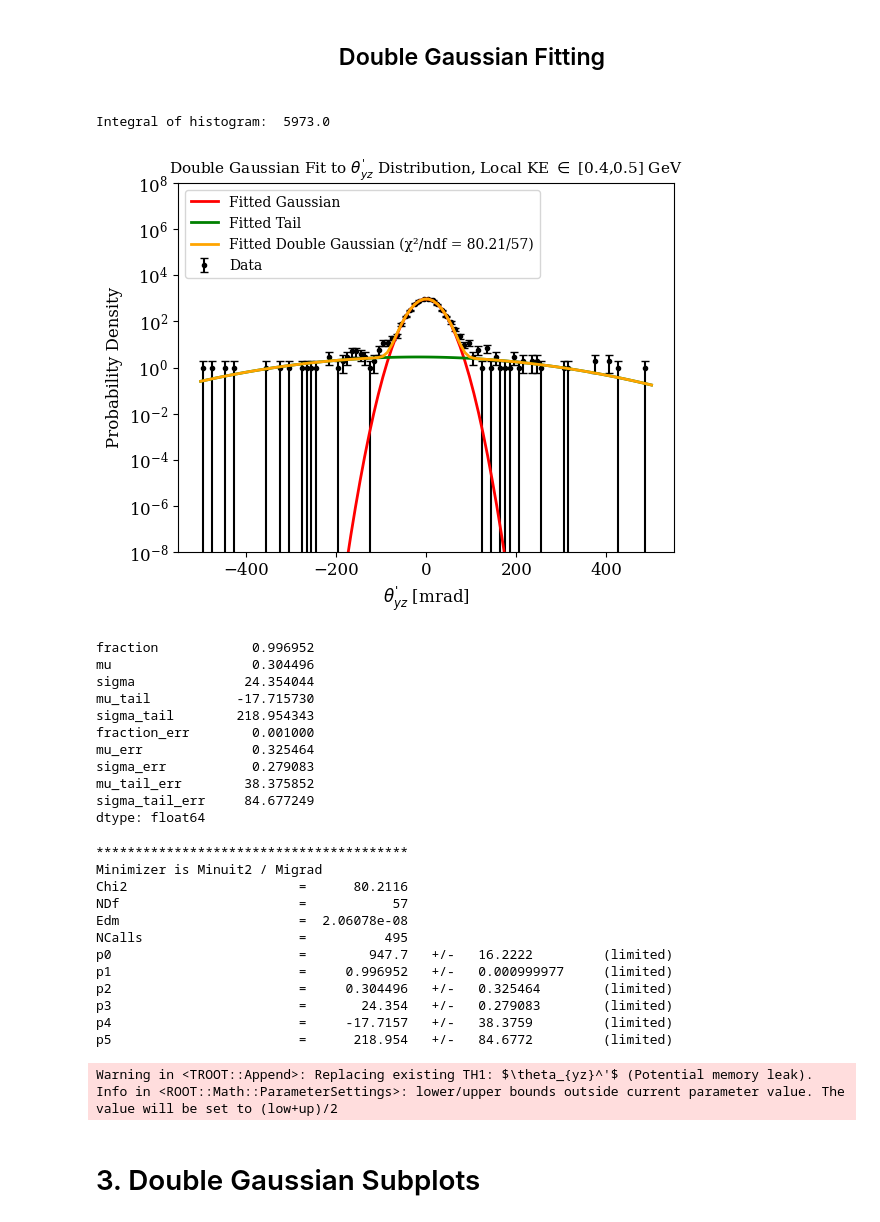
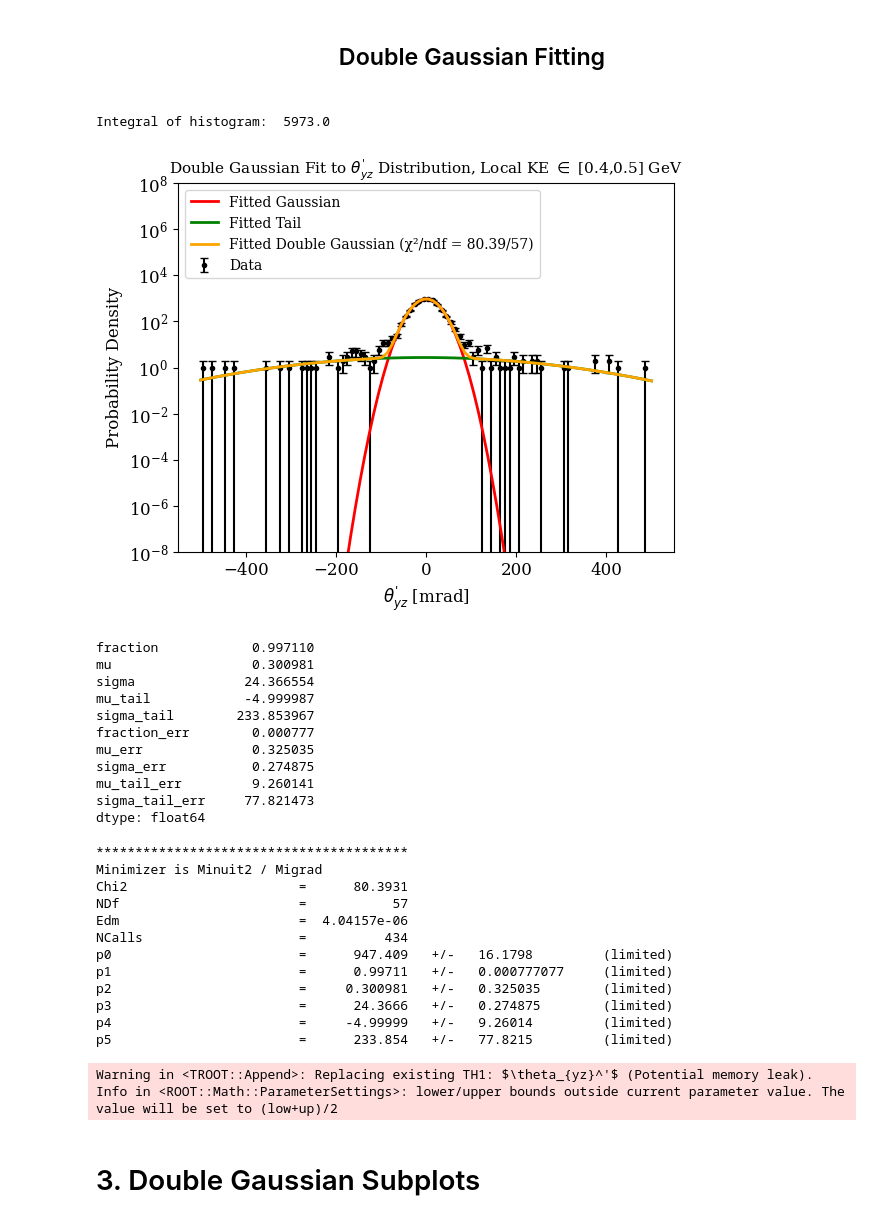
Before and after one commit to rhin525/mcs-dgaus, a Jupyter notebook: notebooks/mcs_MCSimStudy.ipynb, the cells around one changed output. Drawn from its saved outputs; the diff is of its cells as text; code cells hidden in the pictures.

```diff
--- a/notebooks/mcs_MCSimStudy.ipynb
+++ b/notebooks/mcs_MCSimStudy.ipynb
@@ -237,8 +227,8 @@ def double_gaus_fit_5param(df,column,energyBounds=[],name="",core=False,tail=Fal
     func1.SetParLimits(5, 0., 1500.)
 
     #fit ranges for mu
-    func1.SetParLimits(2, -20., 20.)
-    func1.SetParLimits(4, -20., 20.)
+    func1.SetParLimits(2, -5., 5.)
+    func1.SetParLimits(4, -5., 5.)
 
     h_dtheta_xz = th1_from_series(seriesNew, name=name, nbins=nbins, xmin=-500, xmax=500) #Making TH1 Object to fit to the data
     #h_dtheta_xz.Scale(1./ h_dtheta_xz.Integral())
@@ -266,57 +256,57 @@ def double_gaus_fit_5param(df,column,energyBounds=[],name="",core=False,tail=Fal
     plt.yscale('log')
 
     x = np.linspace(-500, 500, nbins)
     pdf = scale *fraction * np.exp(-0.5 * ((x - mu) / sigma) ** 2) #Probability for core gaus
     pdf_tail = scale*(1-fraction) * np.exp(-0.5 * ((x - mu_tail) / sigma_tail) ** 2) #Probability for tail gaus
     double_pdf = pdf + pdf_tail
 
     if core: plt.plot(x, pdf, color='red', linewidth=2, label='Fitted Gaussian',zorder=2)
     if tail: plt.plot(x, pdf_tail, color='green', linewidth=2, label='Fitted Tail',zorder=3)
     plt.plot(x, double_pdf, color='orange', linewidth=2, label=f'Fitted Double Gaussian (χ²/ndf = {round(chi2,2)}/{ndf})', zorder=4)
 
     #change y axis 1000 more to fit legends
     plt.legend(loc='upper left', fontsize=10)
     plt.ylim(0.00000001,100000000)
 
     plt.xlabel(f"{name} [mrad]")
     plt.ylabel("Probability Density")
     plt.title(r"Double Gaussian Fit to " +name+ r" Distribution, Local KE $\in$ ["+ str(e1) + "," + str(e2) + "] GeV",size=11)
     #plt.tight_layout()
 
     plt.show()
 
     fitResult = pd.Series([fraction, mu, sigma, mu_tail, sigma_tail, fraction_err,mu_err, sigma_err, mu_tail_err, sigma_tail_err],index=['fraction', 'mu', 'sigma', 'mu_tail', 'sigma_tail', 'fraction_err', 'mu_err', 'sigma_err', 'mu_tail_err', 'sigma_tail_err'])
 
     return fitResult
 
 dgaus_fitResult = double_gaus_fit_5param(muon_gen2, 'dtheta_yz_prime', energyBounds=[0.4, 0.5], name=r"$\theta_{yz}^'$",nbins=100,core=True,tail=True)
 dgaus_fitResult
 # %% [output]
 Integral of histogram:  5973.0
-[figure, old version]
+[figure, new version]
-fraction            0.996952
-mu                  0.304496
-sigma              24.354044
-mu_tail           -17.715730
-sigma_tail        218.954343
-fraction_err        0.001000
-mu_err              0.325464
-sigma_err           0.279083
-mu_tail_err        38.375852
-sigma_tail_err     84.677249
+fraction            0.997110
+mu                  0.300981
+sigma              24.366554
+mu_tail            -4.999987
+sigma_tail        233.853967
+fraction_err        0.000777
+mu_err              0.325035
+sigma_err           0.274875
+mu_tail_err         9.260141
+sigma_tail_err     77.821473
 dtype: float64
 ****************************************
 Minimizer is Minuit2 / Migrad
-Chi2                      =      80.2116
+Chi2                      =      80.3931
 NDf                       =           57
-Edm                       =  2.06078e-08
-NCalls                    =          495
-p0                        =        947.7   +/-   16.2222         (limited)
-p1                        =     0.996952   +/-   0.000999977     (limited)
-p2                        =     0.304496   +/-   0.325464        (limited)
-p3                        =       24.354   +/-   0.279083        (limited)
-p4                        =     -17.7157   +/-   38.3759         (limited)
-p5                        =      218.954   +/-   84.6772         (limited)
+Edm                       =  4.04157e-06
+NCalls                    =          434
+p0                        =      947.409   +/-   16.1798         (limited)
+p1                        =      0.99711   +/-   0.000777077     (limited)
+p2                        =     0.300981   +/-   0.325035        (limited)
+p3                        =      24.3666   +/-   0.274875        (limited)
+p4                        =     -4.99999   +/-   9.26014         (limited)
+p5                        =      233.854   +/-   77.8215         (limited)
 Warning in <TROOT::Append>: Replacing existing TH1: $\theta_{yz}^'$ (Potential memory leak).
 Info in <ROOT::Math::ParameterSettings>: lower/upper bounds outside current parameter value. The value will be set to (low+up)/2
 # %% [markdown]
```
Also changed, not shown: parts of 4 cells of this notebook.
